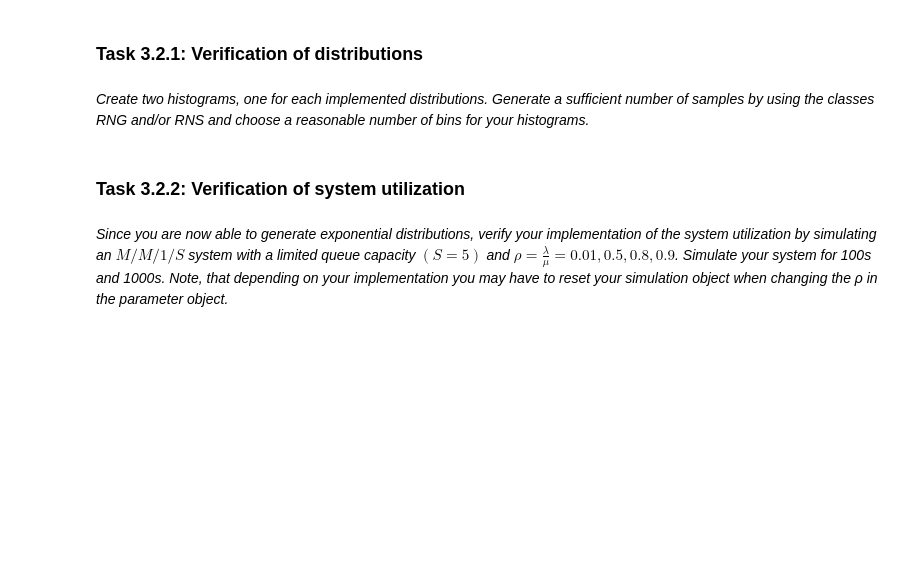
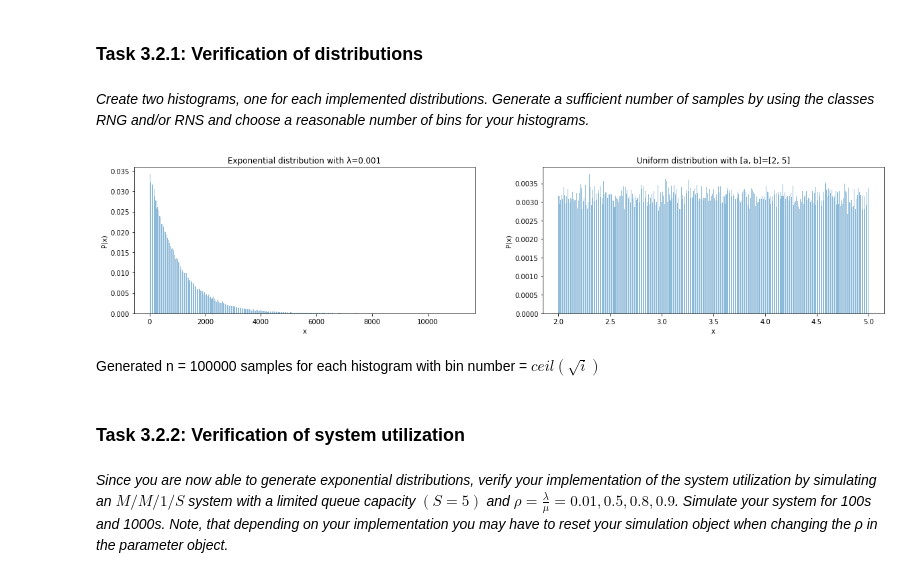
Before and after one commit to davideandres95/DES, a Jupyter notebook: DES_part3_3755457.ipynb, the cells around one changed output. Drawn from its saved outputs; the diff is of its cells as text; code cells hidden in the pictures; blank space fills up the shorter version.

```diff
--- a/DES_part3_3755457.ipynb
+++ b/DES_part3_3755457.ipynb
@@ -11,4 +11,10 @@ import part3_simstudy as p3
 ### Task 3.2.1: Verification of distributions
 # %% [markdown]
 *Create two histograms, one for each implemented distributions. Generate a sufficient number of samples by using the classes RNG and/or RNS and choose a reasonable number of bins for your histograms.*
+# %%
+p3.task_3_2_1()
+# %% [output]
+[figure, added]
+# %% [markdown]
+Generated n = 100000 samples for each histogram with bin number = $ceil(\sqrt{i})$
 # %% [markdown]
```
Also changed, not shown: parts of 8 cells of this notebook, 2 other files.
